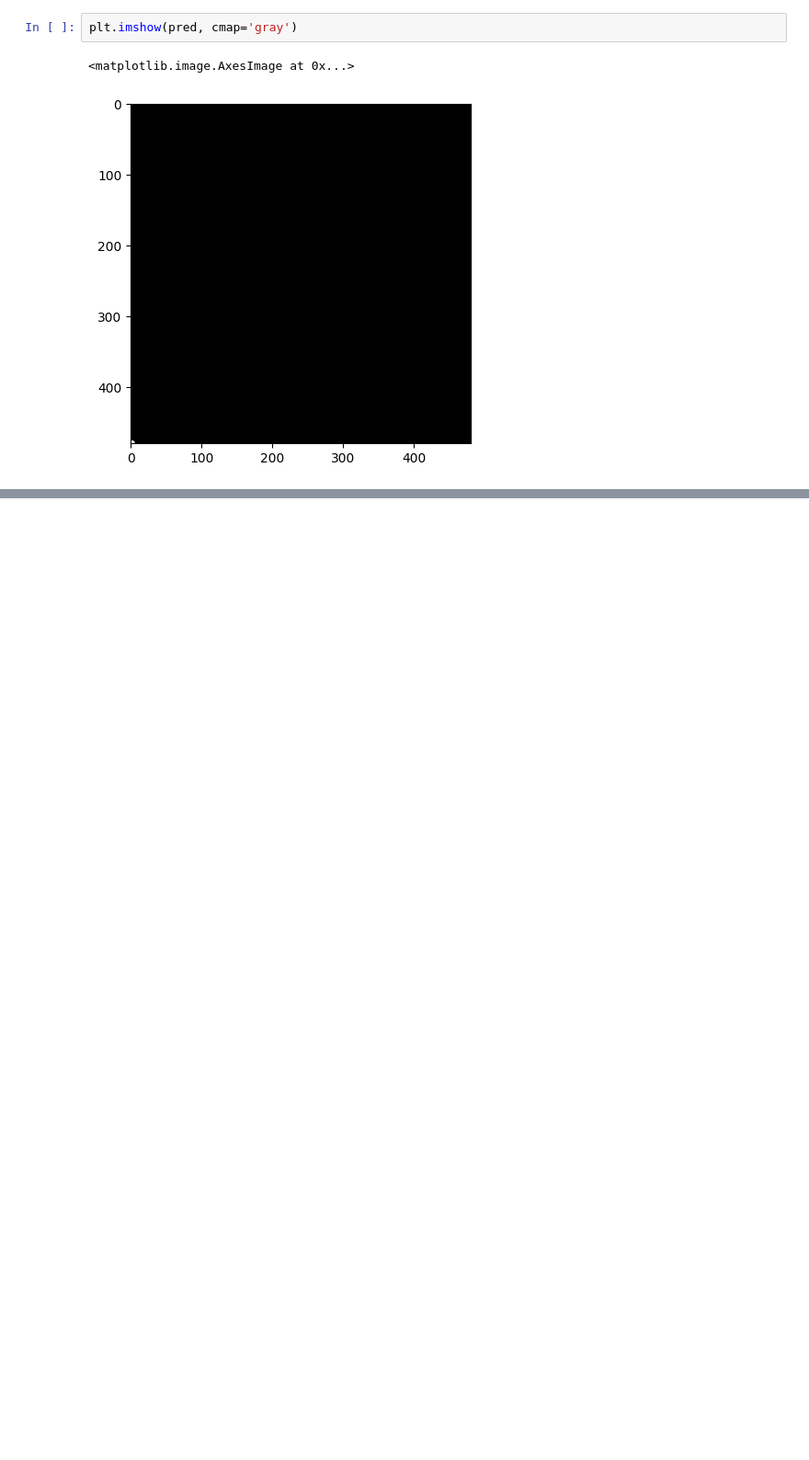
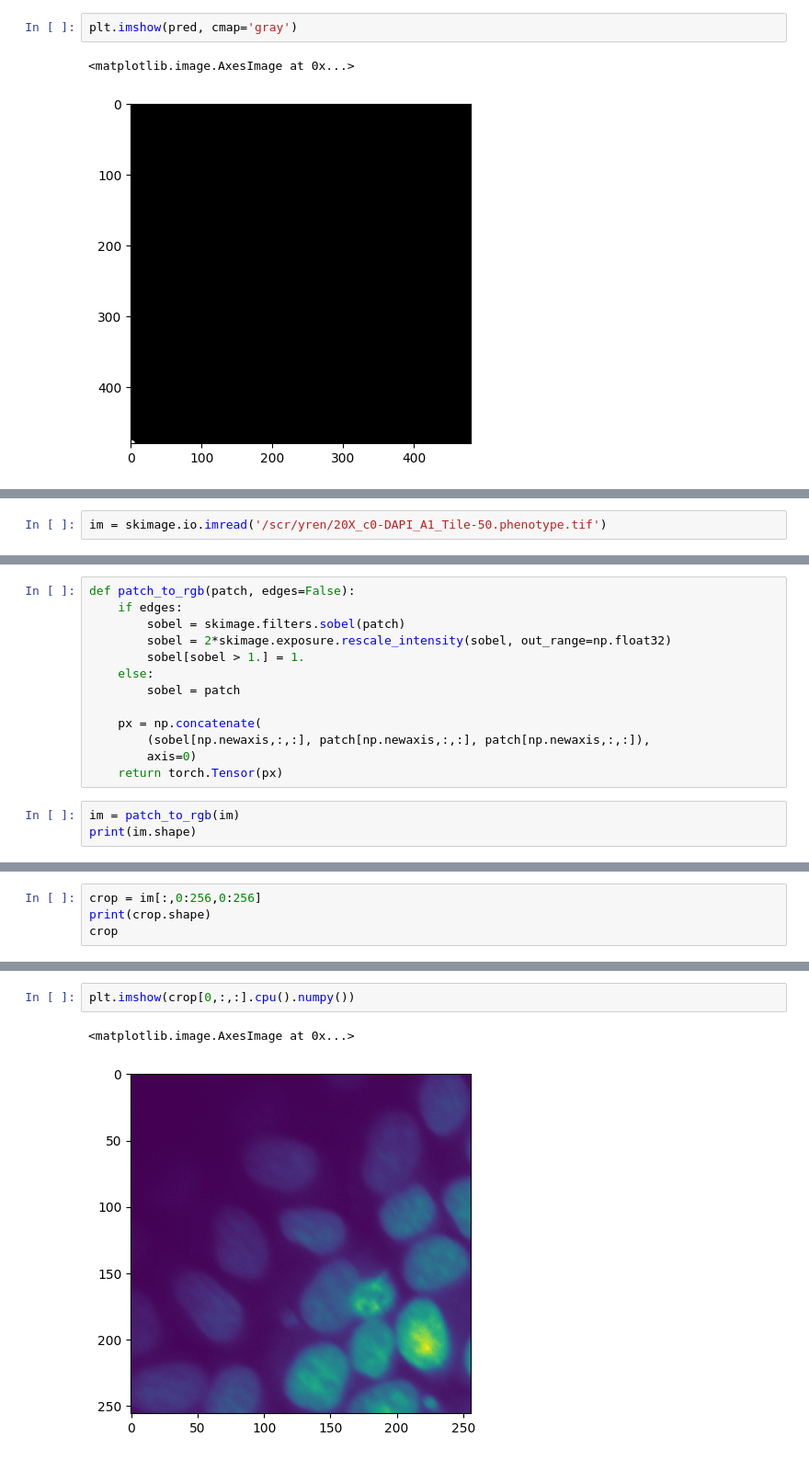
Before and after one commit to CaicedoLab/micronuclei-detection, a Jupyter notebook: notebooks/test_dataset.ipynb, the cells around one changed output, grey strips where cells are left out. Shown at 92% size. Cells and saved outputs as stored; diff of their text form; blank space fills up the shorter version.

```diff
--- a/notebooks/test_dataset.ipynb
+++ b/notebooks/test_dataset.ipynb
@@ -361,0 +371,2 @@ plt.imshow(pred, cmap='gray')
+# %%
+im = skimage.io.imread('/scr/yren/20X_c0-DAPI_A1_Tile-50.phenotype.tif')
@@ -361,0 +446,16 @@ plt.imshow(pred, cmap='gray')
+# %%
+def patch_to_rgb(patch, edges=False):
+    if edges:
+        sobel = skimage.filters.sobel(patch)
+        sobel = 2*skimage.exposure.rescale_intensity(sobel, out_range=np.float32)
+        sobel[sobel > 1.] = 1.
+    else:
+        sobel = patch
+
+    px = np.concatenate(
+        (sobel[np.newaxis,:,:], patch[np.newaxis,:,:], patch[np.newaxis,:,:]),
+        axis=0)
+    return torch.Tensor(px)
+# %%
+im = patch_to_rgb(im)
+print(im.shape)
@@ -361,0 +565,4 @@ plt.imshow(pred, cmap='gray')
+# %%
+crop = im[:,0:256,0:256]
+print(crop.shape)
+crop
@@ -361,0 +588,5 @@ plt.imshow(pred, cmap='gray')
+# %%
+plt.imshow(crop[0,:,:].cpu().numpy())
+# %% [output]
+<matplotlib.image.AxesImage at 0x...>
+[figure, added]
```
Also changed, not shown: parts of 38 cells of this notebook, 7 other files.
